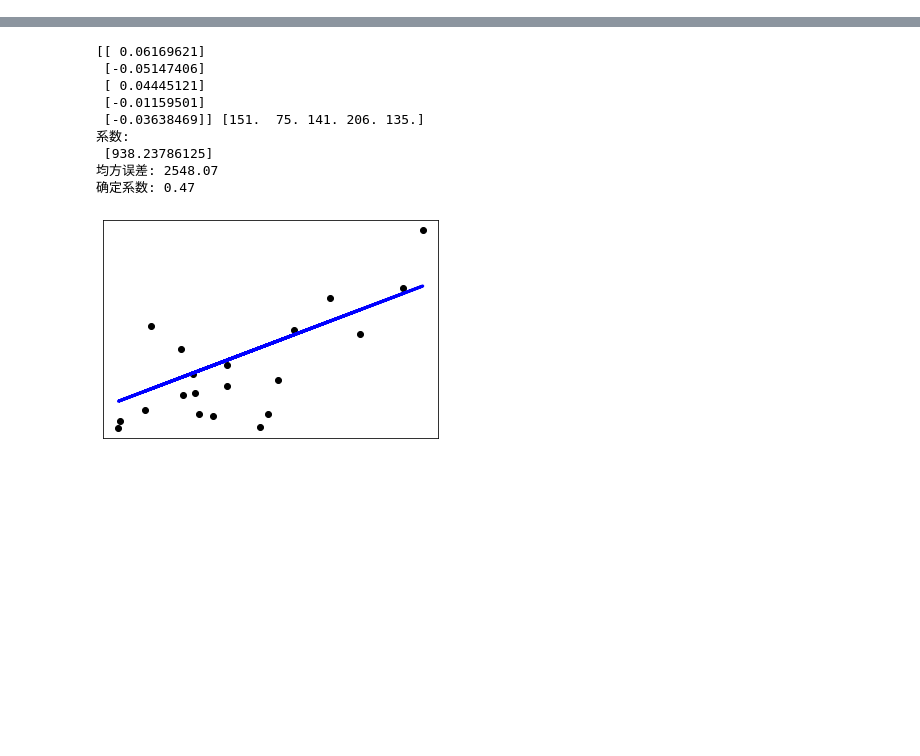
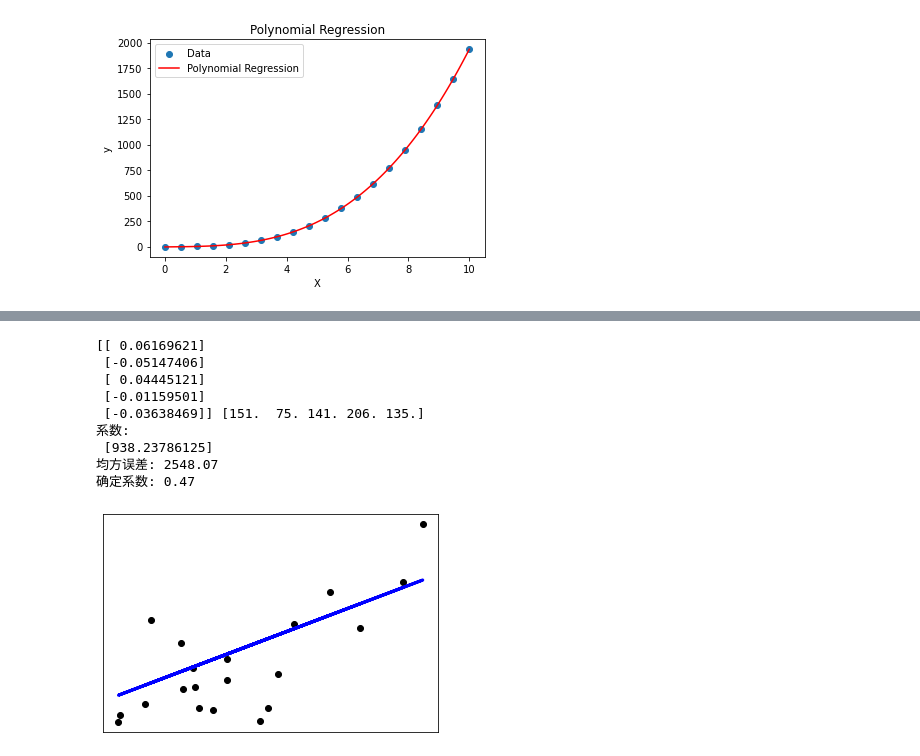
Before and after one commit to tianxuzhang/introduction-to-machine-learning, a Jupyter notebook: docs/回归/线性回归.ipynb, the cells around one changed output, grey strips where cells are left out. Drawn from its saved outputs; the diff is of its cells as text; code cells hidden in the pictures; blank space fills up the shorter version.

```diff
--- a/docs/回归/线性回归.ipynb
+++ b/docs/回归/线性回归.ipynb
@@ -9,0 +96,35 @@ $$\underset{w}{min} {|| X w^T - y||_2}^2$$
+# %%
+import numpy as np
+from sklearn.linear_model import LinearRegression
+from sklearn.preprocessing import PolynomialFeatures
+import matplotlib.pyplot as plt
+
+# 生成随机数据用于拟合
+np.random.seed(0)
+n_samples = 20
+X = np.linspace(0, 10, n_samples)
+y = 2*X**3 - X**2 + 4*X - 5 + np.random.randn(n_samples)  # 使用真实的系数和随机噪声
+
+# 将输入特征进行多项式转换
+poly_transform = PolynomialFeatures(degree=3)
+X_poly = poly_transform.fit_transform(X.reshape(-1, 1))
+
+# 创建线性回归模型并拟合数据
+model = LinearRegression()
+model.fit(X_poly, y)
+
+# 预测新样本
+X_new = np.linspace(0, 10, 100)
+X_new_poly = poly_transform.transform(X_new.reshape(-1, 1))
+y_pred = model.predict(X_new_poly)
+
+# 绘制原始数据和拟合曲线
+plt.scatter(X, y, label='Data')
+plt.plot(X_new, y_pred, color='r', label='Polynomial Regression')
+plt.xlabel('X')
+plt.ylabel('y')
+plt.legend()
+plt.title('Polynomial Regression')
+plt.show()
+# %% [output]
+[figure, added]
```
Also changed, not shown: parts of 7 cells of this notebook, 3 other files.
